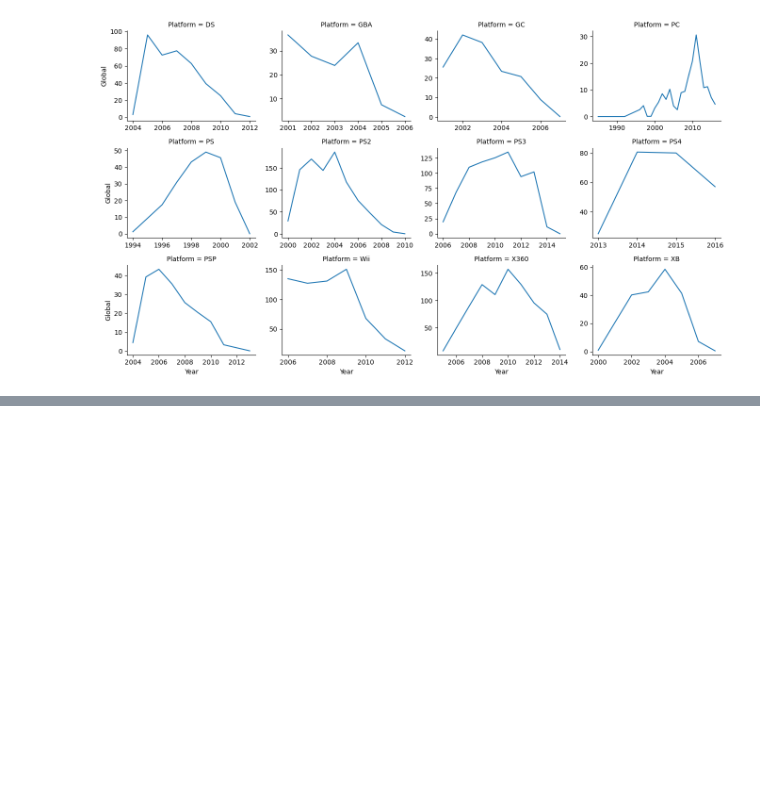
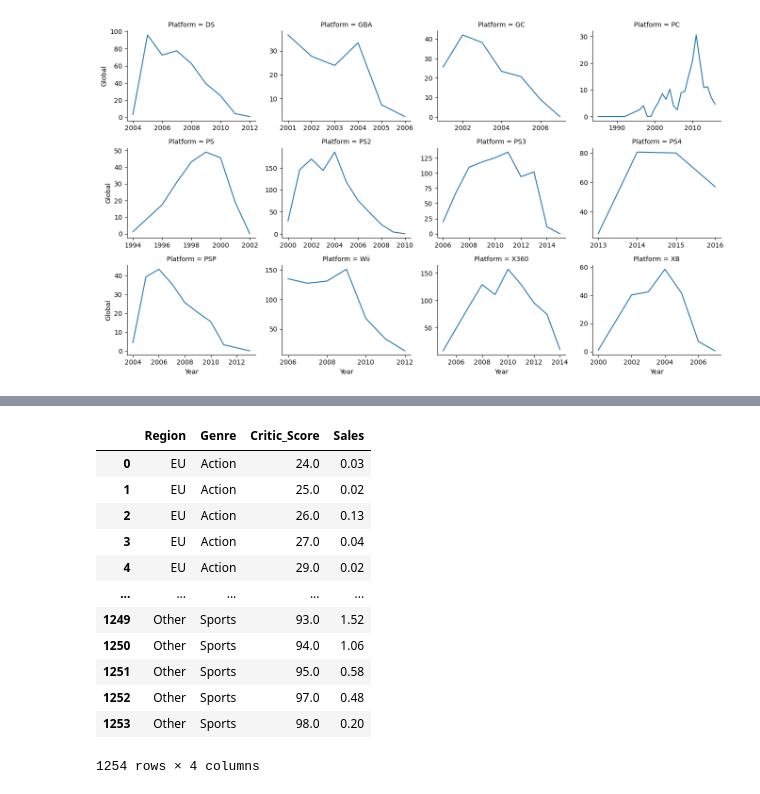
Before and after one commit to YanaStefanovich/EDA-Video-Game-Sales, a Jupyter notebook: Games.ipynb, the cells around one changed output, grey strips where cells are left out. Saved outputs shown, nothing was run; the diff lists cells and outputs as text; code cells hidden in the pictures; blank space fills up the shorter version.

```diff
--- a/Games.ipynb
+++ b/Games.ipynb
@@ -428,4 +381,20 @@ grouped_genre
 critic = critic[critic['Genre'].isin(top_genre)]
 # %%
 critic= critic.groupby(['Region','Genre','Critic_Score'])[['Sales']].sum().reset_index()
+critic = critic[critic['Sales'] > 0]
+critic
+# %% [output]
+|  | Region | Genre | Critic_Score | Sales |
+| 0 | EU | Action | 24.0 | 0.03 |
+| 1 | EU | Action | 25.0 | 0.02 |
+| 2 | EU | Action | 26.0 | 0.13 |
+| 3 | EU | Action | 27.0 | 0.04 |
+| 4 | EU | Action | 29.0 | 0.02 |
+| ... | ... | ... | ... | ... |
+| 1249 | Other | Sports | 93.0 | 1.52 |
+| 1250 | Other | Sports | 94.0 | 1.06 |
+| 1251 | Other | Sports | 95.0 | 0.58 |
+| 1252 | Other | Sports | 97.0 | 0.48 |
+| 1253 | Other | Sports | 98.0 | 0.20 |
+1254 rows × 4 columns
 # %%
```
Also changed, not shown: parts of 24 cells of this notebook.
